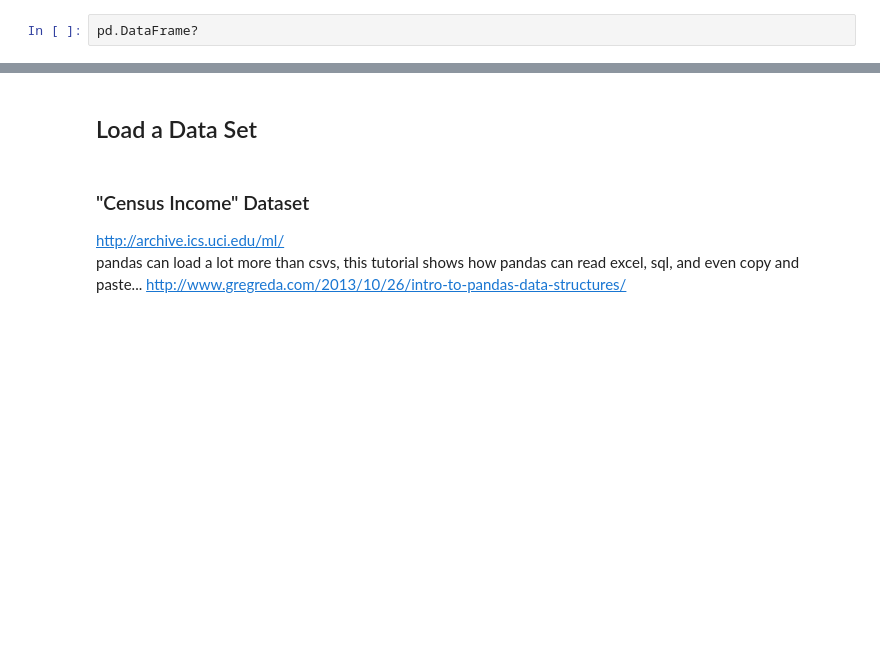
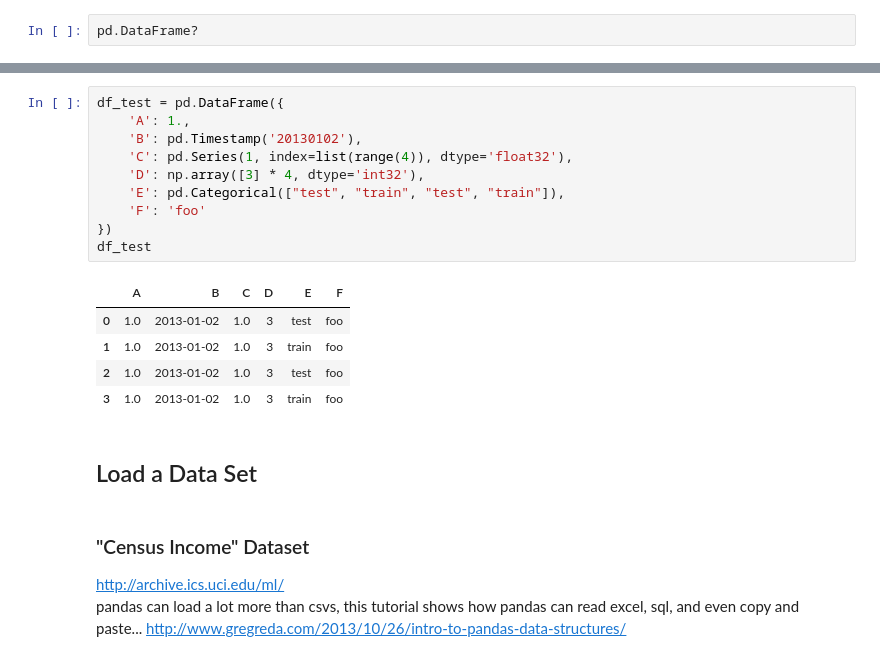
Before and after one commit to cecann10/dsp, a Jupyter notebook: lessons/pandas_intro/Intro-to-Pandas.ipynb, the cells around one changed output, grey strips where cells are left out. Cells and saved outputs as stored; diff of their text form; blank space fills up the shorter version.

```diff
--- a/lessons/pandas_intro/Intro-to-Pandas.ipynb
+++ b/lessons/pandas_intro/Intro-to-Pandas.ipynb
@@ -95,3 +117,19 @@ df2
+# %%
+df_test = pd.DataFrame({
+    'A': 1.,
+    'B': pd.Timestamp('20130102'),
+    'C': pd.Series(1, index=list(range(4)), dtype='float32'),
+    'D': np.array([3] * 4, dtype='int32'),
+    'E': pd.Categorical(["test", "train", "test", "train"]),
+    'F': 'foo'
+})
+df_test
+# %% [output]
+|  | A | B | C | D | E | F |
+| 0 | 1.0 | 2013-01-02 | 1.0 | 3 | test | foo |
+| 1 | 1.0 | 2013-01-02 | 1.0 | 3 | train | foo |
+| 2 | 1.0 | 2013-01-02 | 1.0 | 3 | test | foo |
+| 3 | 1.0 | 2013-01-02 | 1.0 | 3 | train | foo |
 # %% [markdown]
 ## Load a Data Set
 # %% [markdown]
```
Also changed, not shown: parts of 28 cells of this notebook.
